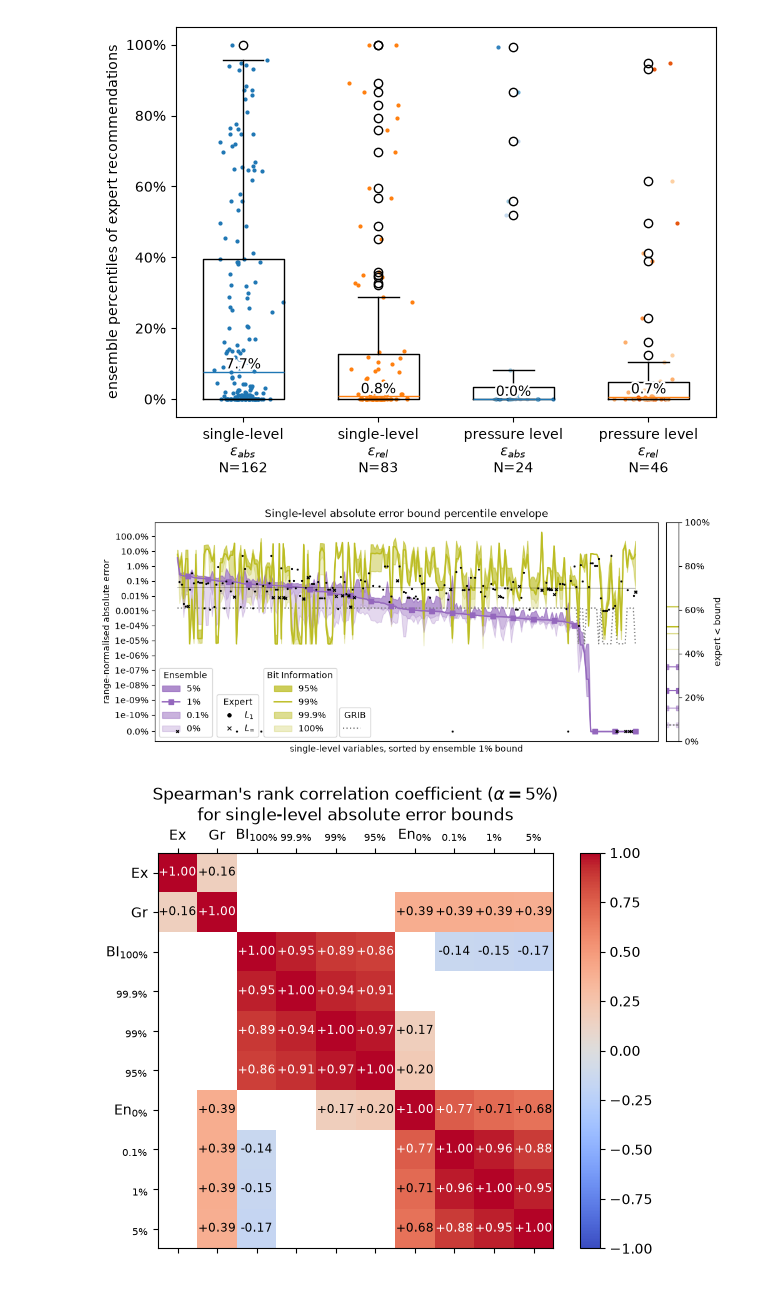
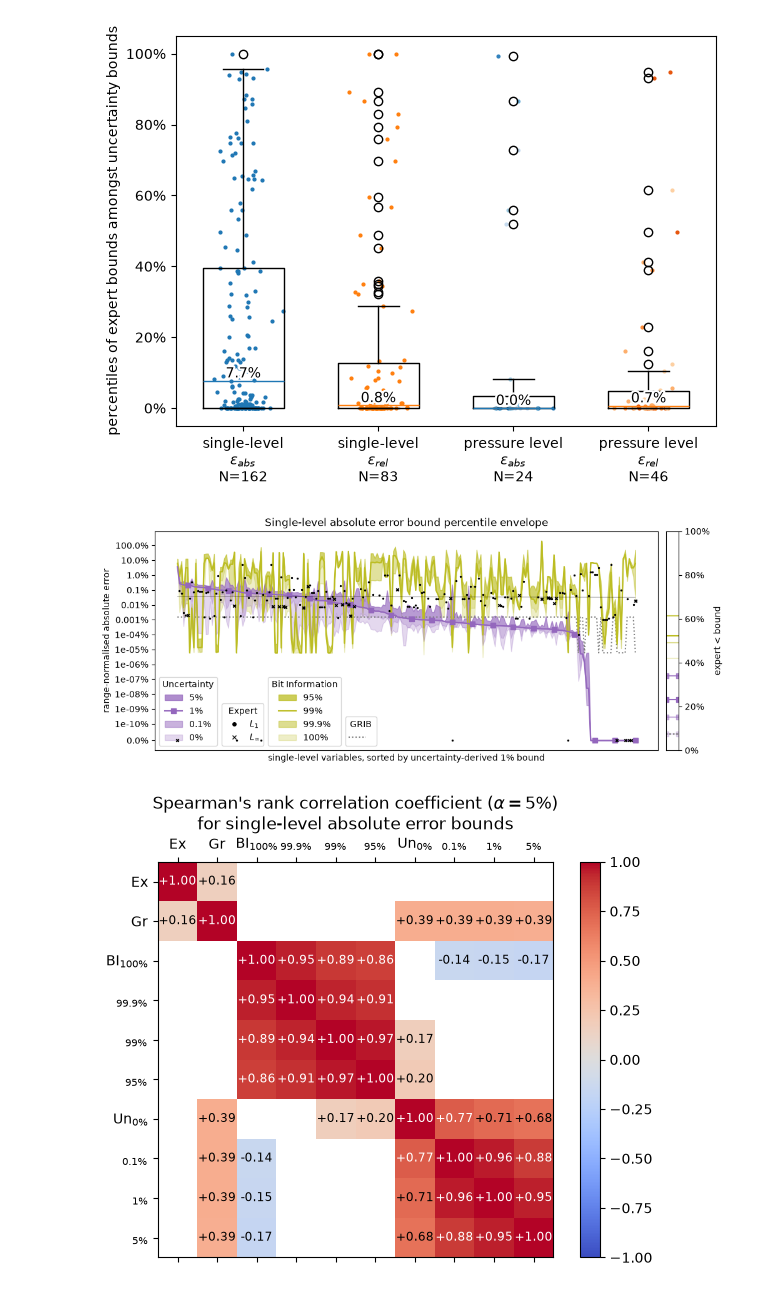
Before and after one commit to juntyr/era5-ensemble-compression-tolerance, a Jupyter notebook: quantile-plots.ipynb, the cells around one changed output. Cells and saved outputs as stored; diff of their text form; code cells hidden in the pictures.

Commit message:
ensemble -> uncertainty

```diff
--- a/quantile-plots.ipynb
+++ b/quantile-plots.ipynb
@@ -24,7 +24,7 @@ class BitInformationBounds:
 
 
 @dataclass
-class EnsembleSpreadBounds:
+class UncertaintyBounds:
     percentile: list[float]
     absolute: list[float]
     relative: list[float]
@@ -32,7 +32,7 @@ class EnsembleSpreadBounds:
 
 
 @dataclass
-class ExpertEnsembleSpreadQuantile:
+class ExpertUncertaintyBoundQuantile:
     absolute_value: float
     absolute_percentile: float
     absolute_kind: str
@@ -49,11 +49,11 @@ class RangeBounds:
 # %%
 single_expert = {}
 for _, (name, _level, *rest) in pd.read_csv("expert-quantile-single.csv").iterrows():
-    single_expert[name] = ExpertEnsembleSpreadQuantile(*rest)
+    single_expert[name] = ExpertUncertaintyBoundQuantile(*rest)
 # %%
 pressure_expert = defaultdict(dict)
 for _, (name, level, *rest) in pd.read_csv("expert-quantile-pressure.csv").iterrows():
-    pressure_expert[level][name] = ExpertEnsembleSpreadQuantile(*rest)
+    pressure_expert[level][name] = ExpertUncertaintyBoundQuantile(*rest)
 pressure_expert = dict(pressure_expert)
 # %%
 fig, ax = plt.subplots(layout="tight")
@@ -196,35 +196,35 @@ ax.scatter(
     s=4,
     color=tab20c[7],
 )
 
 ax.text(
     0.75,
     np.median(prel),
     f"{np.format_float_positional(100 * np.median(prel), precision=1, min_digits=1)}%",
     ha="center",
     va="bottom",
     path_effects=[mpe.withStroke(linewidth=3, foreground="white")],
 )
 
 ax.set_xticks([0.0, 0.25, 0.5, 0.75])
 ax.set_xticklabels(
     [
         f"single-level\n$\\epsilon_{{abs}}$\nN={len(sabs)}",
         f"single-level\n$\\epsilon_{{rel}}$\nN={len(srel)}",
         f"pressure level\n$\\epsilon_{{abs}}$\nN={len(pabs)}",
         f"pressure level\n$\\epsilon_{{rel}}$\nN={len(prel)}",
     ]
 )
 ax.set_xlim(-0.125, 0.875)
-ax.set_ylabel("ensemble percentiles of expert recommendations")
+ax.set_ylabel("percentiles of expert bounds amongst uncertainty bounds")
 ax.yaxis.set_major_formatter(mpl.ticker.PercentFormatter(1.0))
 
 plt.tight_layout()
 
 plt.show()
 fig.savefig(plots / "boxplot.pdf")
 # %% [output]
-[figure, old version]
+[figure, new version]
 # %%
 single_range = {}
 for _, (name, _level, *rest) in pd.read_csv("range-single.csv").iterrows():
@@ -343,7 +343,7 @@ scores = {
         if single_range[v].max == single_range[v].min
         else (e.absolute[2] / (single_range[v].max - single_range[v].min))
     )
-    for v, e in single_ensemble.items()
+    for v, e in single_uncertainty.items()
 }
 v_sorted = sorted(scores.keys(), key=lambda k: scores[k], reverse=True)
 
@@ -501,7 +501,7 @@ ax.fill_between(
             0.0
             if single_range[v].max == single_range[v].min
             else (
-                single_ensemble[v].absolute[0]
+                single_uncertainty[v].absolute[0]
                 / (single_range[v].max - single_range[v].min)
             )
         )
@@ -512,7 +512,7 @@ ax.fill_between(
             0.0
             if single_range[v].max == single_range[v].min
             else (
-                single_ensemble[v].absolute[2]
+                single_uncertainty[v].absolute[2]
                 / (single_range[v].max - single_range[v].min)
             )
         )
@@ -529,7 +529,7 @@ ax.fill_between(
             0.0
             if single_range[v].max == single_range[v].min
             else (
-                single_ensemble[v].absolute[1]
+                single_uncertainty[v].absolute[1]
                 / (single_range[v].max - single_range[v].min)
             )
         )
@@ -540,7 +540,7 @@ ax.fill_between(
             0.0
             if single_range[v].max == single_range[v].min
             else (
-                single_ensemble[v].absolute[2]
+                single_uncertainty[v].absolute[2]
                 / (single_range[v].max - single_range[v].min)
             )
         )
@@ -556,7 +556,7 @@ ax.plot(
             0.0
             if single_range[v].max == single_range[v].min
             else (
-                single_ensemble[v].absolute[2]
+                single_uncertainty[v].absolute[2]
                 / (single_range[v].max - single_range[v].min)
             )
         )
@@ -574,7 +574,7 @@ ax.fill_between(
             0.0
             if single_range[v].max == single_range[v].min
             else (
-                single_ensemble[v].absolute[3]
+                single_uncertainty[v].absolute[3]
                 / (single_range[v].max - single_range[v].min)
             )
         )
@@ -585,7 +585,7 @@ ax.fill_between(
             0.0
             if single_range[v].max == single_range[v].min
             else (
-                single_ensemble[v].absolute[2]
+                single_uncertainty[v].absolute[2]
                 / (single_range[v].max - single_range[v].min)
             )
         )
@@ -607,7 +607,7 @@ l1 = ax.legend(
     ],
     ncol=1,
     loc="lower left",
-    title="Ensemble",
+    title="Uncertainty",
 )
 l2 = ax.legend(
     handles=[
@@ -634,7 +634,7 @@ l2 = ax.legend(
     ],
     ncol=1,
     loc="lower left",
-    bbox_to_anchor=(0.115, 0, 1, 1),
+    bbox_to_anchor=(0.125, 0, 1, 1),
     title="Expert",
 )
 l3 = ax.legend(
@@ -646,7 +646,7 @@ l3 = ax.legend(
     ],
     ncol=1,
     loc="lower left",
-    bbox_to_anchor=(0.2075, 0, 1, 1),
+    bbox_to_anchor=(0.217, 0, 1, 1),
     title="Bit Information",
 )
 ax.legend(
@@ -655,7 +655,7 @@ ax.legend(
     ],
     ncol=1,
     loc="lower left",
-    bbox_to_anchor=(0.3585, 0, 1, 1),
+    bbox_to_anchor=(0.37, 0, 1, 1),
     title="GRIB",
 )
 ax.add_artist(l1)
@@ -663,7 +663,7 @@ ax.add_artist(l2)
 ax.add_artist(l3)
 
 ax.set_xticks([])
-ax.set_xlabel("single-level variables, sorted by ensemble 1% bound")
+ax.set_xlabel("single-level variables, sorted by uncertainty-derived 1% bound")
 ax.yaxis.set_major_formatter(
     mtick.FuncFormatter(
         lambda x, pos=None: (
@@ -681,10 +681,10 @@ axr.set_ylabel("expert < bound")
 axr.yaxis.set_major_formatter(mtick.PercentFormatter(1))
 axr.set_ylim(0, 1)
 
-for i, p in enumerate(single_ensemble["u10"].percentile):
+for i, p in enumerate(single_uncertainty["u10"].percentile):
     count = 0
     for v, single_expert_v in single_expert.items():
-        count += single_expert_v.absolute_value < single_ensemble[v].absolute[i]
+        count += single_expert_v.absolute_value < single_uncertainty[v].absolute[i]
     axr.axhline(
         count / len(single_expert),
         c="tab:purple",
@@ -692,7 +692,7 @@ for i, p in enumerate(single_ensemble["u10"].percentile):
         marker="s",
     )
 
-for i, p in enumerate(single_ensemble["u10"].percentile):
+for i, p in enumerate(single_uncertainty["u10"].percentile):
     count = 0
     for v, single_expert_v in single_expert.items():
         count += single_expert_v.absolute_value < single_bit_information[v].absolute[i]
@@ -700,7 +700,7 @@ for i, p in enumerate(single_ensemble["u10"].percentile):
         count / len(single_expert), c="tab:olive", alpha=[0.25, 0.5, 1.0, 0.75][i]
     )
 
-for i, p in enumerate(single_ensemble["u10"].percentile):
+for i, p in enumerate(single_uncertainty["u10"].percentile):
     count = 0
     for v, single_expert_v in single_expert.items():
         count += single_expert_v.absolute_value < (
@@ -711,7 +711,7 @@ for i, p in enumerate(single_ensemble["u10"].percentile):
 plt.show()
 fig.savefig(plots / "single-absolute.pdf")
 # %% [output]
-[figure, old version]
+[figure, new version]
 # %%
 observations = (
     [expert_ys]
```
Also changed, not shown: parts of 8 cells of this notebook, 11 other files.
